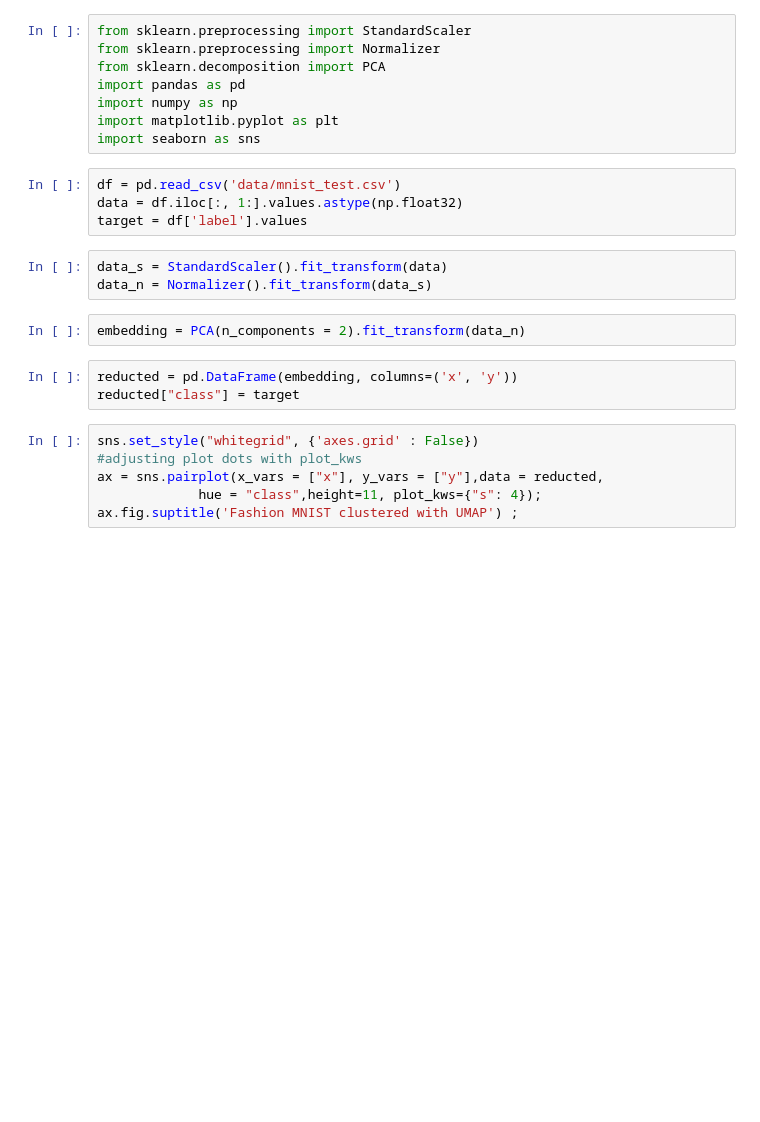
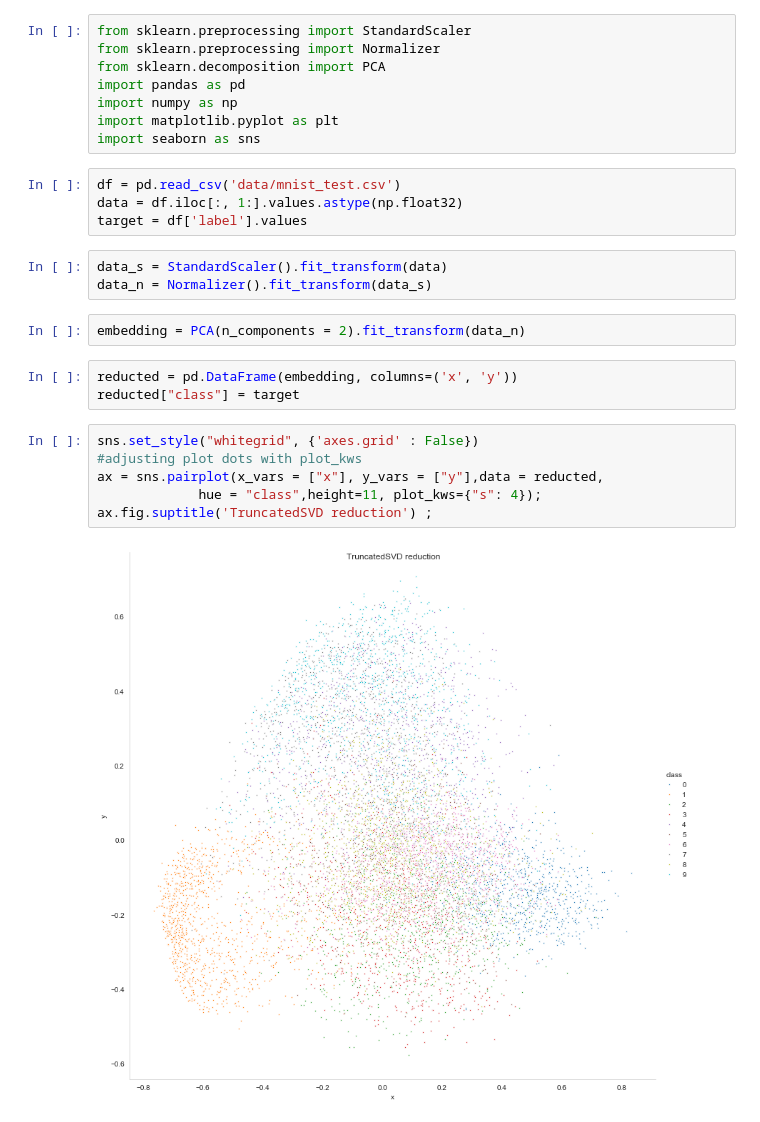
Before and after one commit to dilums/cautious-telegram, a Jupyter notebook: TruncatedSVD.ipynb, the cells around one changed output. Saved outputs shown, nothing was run; the diff lists cells and outputs as text; blank space fills up the shorter version.

```diff
--- a/TruncatedSVD.ipynb
+++ b/TruncatedSVD.ipynb
@@ -21,6 +21,8 @@ reducted["class"] = target
 # %%
 sns.set_style("whitegrid", {'axes.grid' : False})
 #adjusting plot dots with plot_kws
 ax = sns.pairplot(x_vars = ["x"], y_vars = ["y"],data = reducted,
              hue = "class",height=11, plot_kws={"s": 4});
-ax.fig.suptitle('Fashion MNIST clustered with UMAP') ;
+ax.fig.suptitle('TruncatedSVD reduction') ;
+# %% [output]
+[figure, added]
```
Also changed, not shown: 5 other files.
